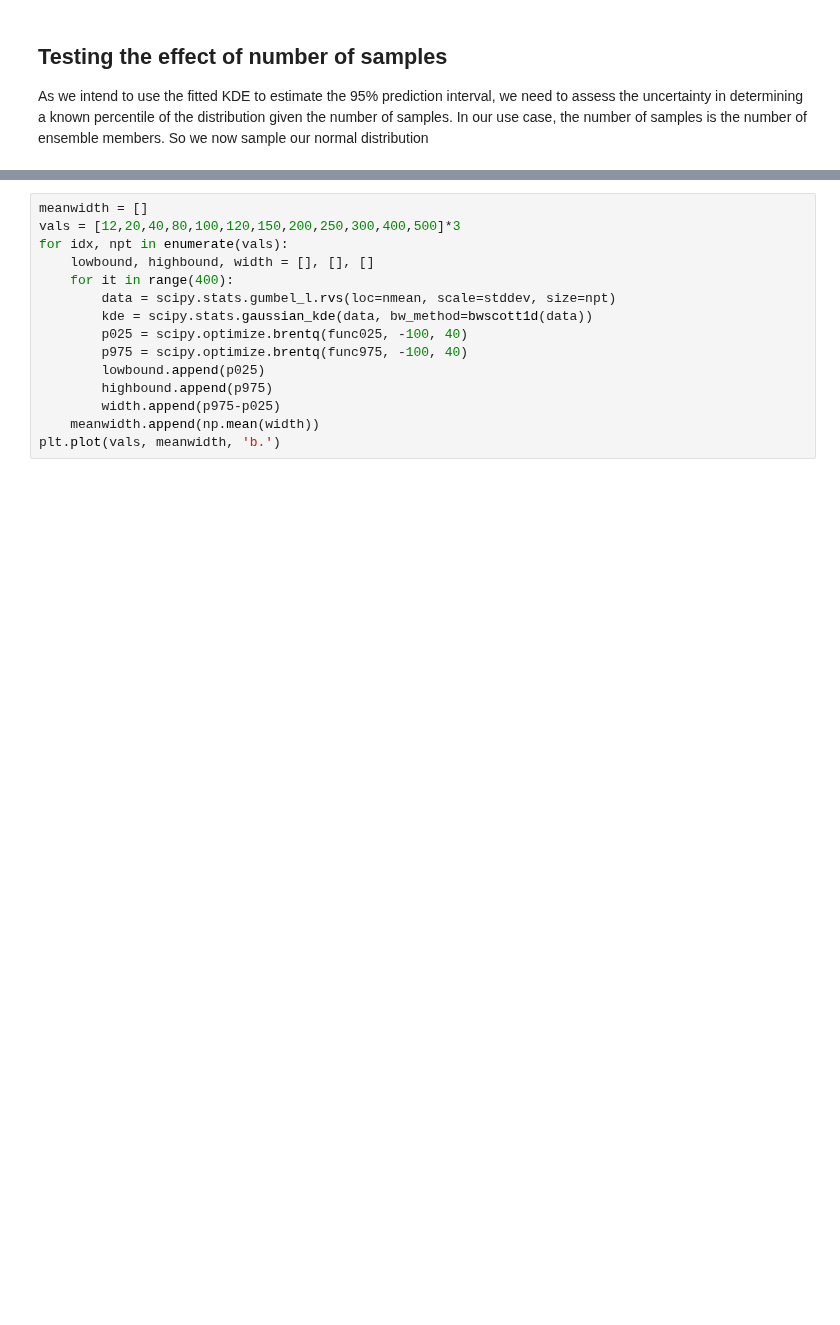
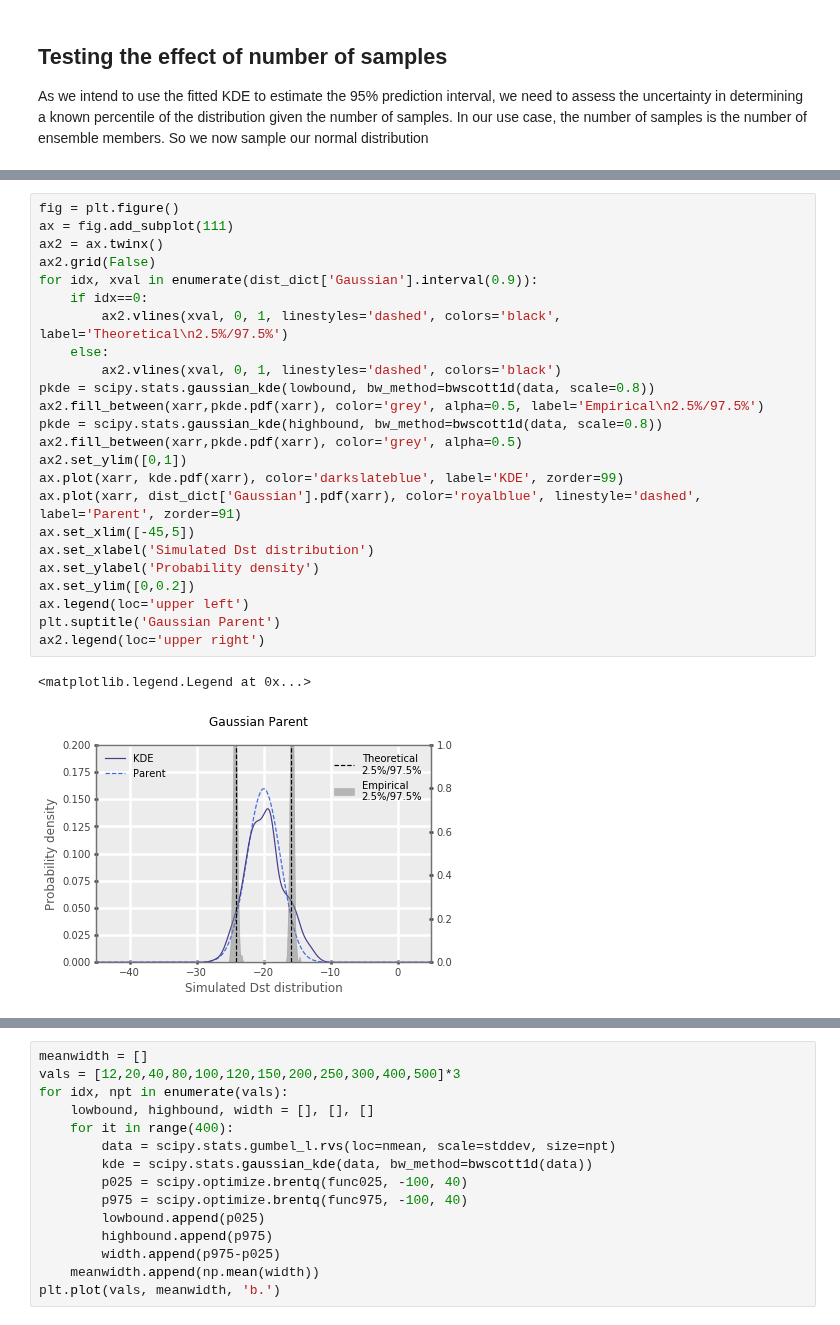
Before and after one commit to drsteve/Notebooks, a Jupyter notebook: Points for KDE determination of CI.ipynb, the cells around one changed output, grey strips where cells are left out. Drawn from its saved outputs; the diff is of its cells as text; blank space fills up the shorter version.

```diff
--- a/Points for KDE determination of CI.ipynb
+++ b/Points for KDE determination of CI.ipynb
@@ -39,0 +86,27 @@ def bwscott1d(data):
+# %%
+fig = plt.figure()
+ax = fig.add_subplot(111)
+ax2 = ax.twinx()
+ax2.grid(False)
+for idx, xval in enumerate(dist_dict['Gaussian'].interval(0.9)):
+    if idx==0:
+        ax2.vlines(xval, 0, 1, linestyles='dashed', colors='black', label='Theoretical\n2.5%/97.5%')
+    else:
+        ax2.vlines(xval, 0, 1, linestyles='dashed', colors='black')
+pkde = scipy.stats.gaussian_kde(lowbound, bw_method=bwscott1d(data, scale=0.8))
+ax2.fill_between(xarr,pkde.pdf(xarr), color='grey', alpha=0.5, label='Empirical\n2.5%/97.5%')
+pkde = scipy.stats.gaussian_kde(highbound, bw_method=bwscott1d(data, scale=0.8))
+ax2.fill_between(xarr,pkde.pdf(xarr), color='grey', alpha=0.5)
+ax2.set_ylim([0,1])
+ax.plot(xarr, kde.pdf(xarr), color='darkslateblue', label='KDE', zorder=99)
+ax.plot(xarr, dist_dict['Gaussian'].pdf(xarr), color='royalblue', linestyle='dashed', label='Parent', zorder=91)
+ax.set_xlim([-45,5])
+ax.set_xlabel('Simulated Dst distribution')
+ax.set_ylabel('Probability density')
+ax.set_ylim([0,0.2])
+ax.legend(loc='upper left')
+plt.suptitle('Gaussian Parent')
+ax2.legend(loc='upper right')
+# %% [output]
+<matplotlib.legend.Legend at 0x...>
+[figure, added]
```
Also changed, not shown: parts of 16 cells of this notebook.
